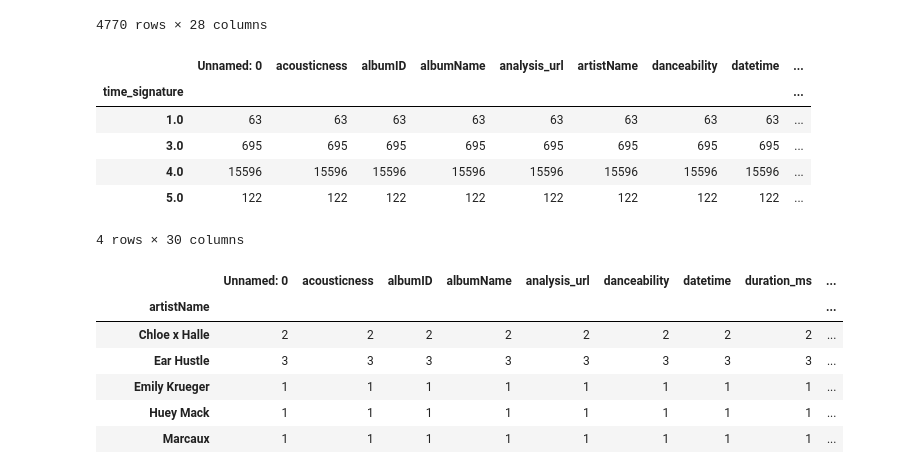
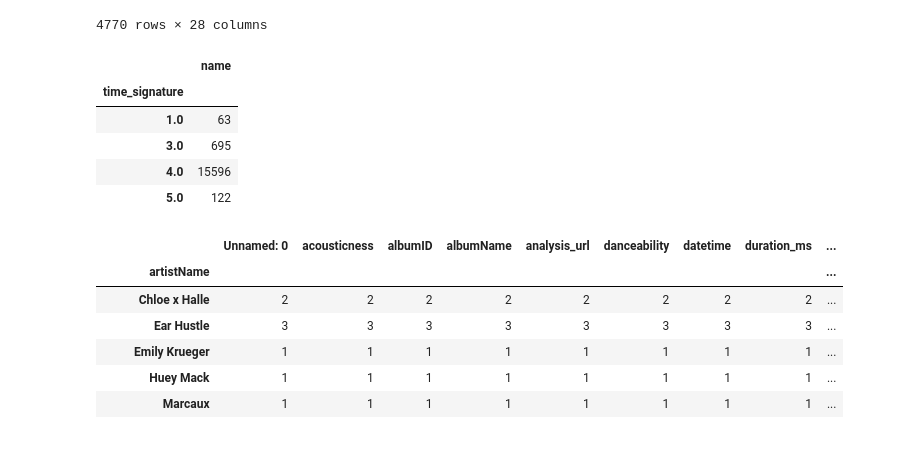
Before and after one commit to anniesidd/Spotify_Wrapped_Redo, a Jupyter notebook: Spotify_Wrapped_Redo.ipynb, the cells around one changed output. Cells and saved outputs as stored; diff of their text form; code cells hidden in the pictures.

```diff
--- a/Spotify_Wrapped_Redo.ipynb
+++ b/Spotify_Wrapped_Redo.ipynb
@@ -65,0 +45,3 @@ plays.loc[plays['trackName'] =='Adore You']
+# %%
+# Add a Date column for grouping later
+plays['Date'] = plays['datetime'].dt.date
@@ -326,15 +329,14 @@ plays[plays['time_signature'] != 3.0].groupby('Track_Artist').count()
 | “The Godfather”_You're Wrong About | 1 | 1 | 1 | 1 | 1 | 1 | 1 | 1 | ... |
 4770 rows × 28 columns
 # %%
-plays.groupby('time_signature').count()
+plays[['time_signature','name']].groupby('time_signature').count()
 # %% [output]
-|  | Unnamed: 0 | acousticness | albumID | albumName | analysis_url | artistName | danceability | datetime | ... |
-| time_signature |  |  |  |  |  |  |  |  | ... |
-| 1.0 | 63 | 63 | 63 | 63 | 63 | 63 | 63 | 63 | ... |
-| 3.0 | 695 | 695 | 695 | 695 | 695 | 695 | 695 | 695 | ... |
-| 4.0 | 15596 | 15596 | 15596 | 15596 | 15596 | 15596 | 15596 | 15596 | ... |
-| 5.0 | 122 | 122 | 122 | 122 | 122 | 122 | 122 | 122 | ... |
+|  | name |
+| time_signature |  |
+| 1.0 | 63 |
+| 3.0 | 695 |
+| 4.0 | 15596 |
+| 5.0 | 122 |
-4 rows × 30 columns
 # %%
 # How to split podcasts out?
 # From Spotify Docs: Values above 0.66 describe tracks that are probably made entirely of spoken words.
```
Also changed, not shown: parts of 3 cells of this notebook.
